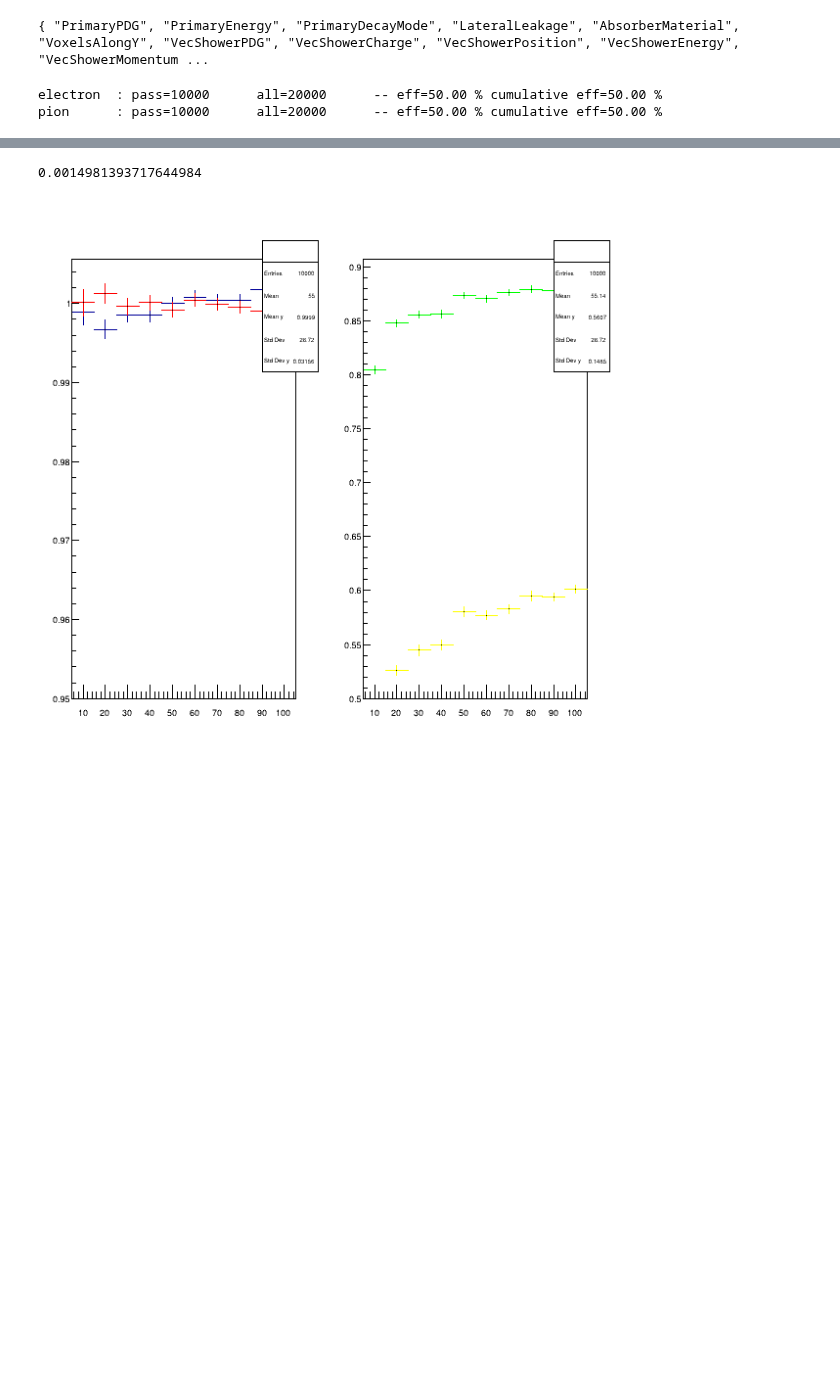
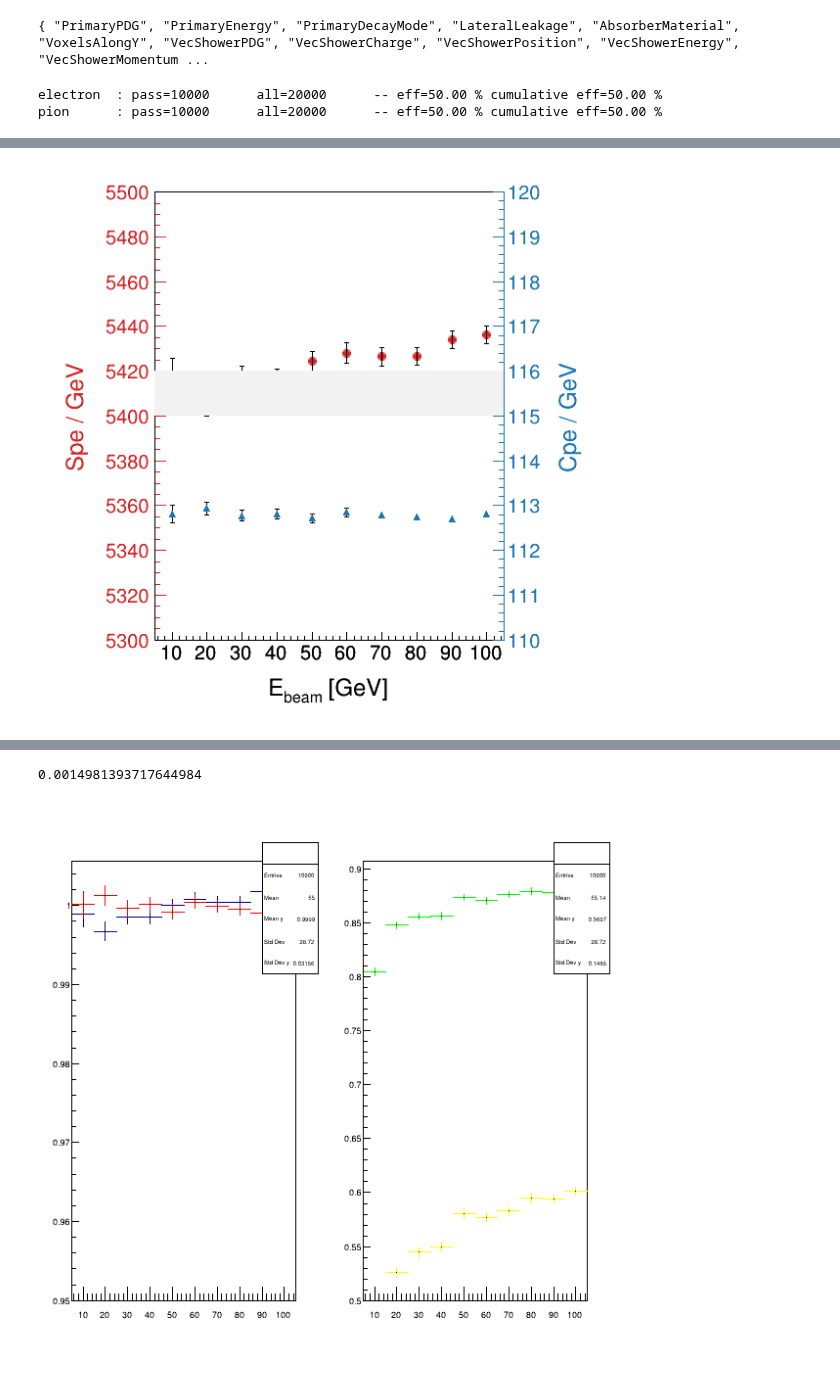
Before and after one commit to mollyhjorthjensen/DREAM, a Jupyter notebook: Analysis/validation2.ipynb, the cells around one changed output, grey strips where cells are left out. Saved outputs shown, nothing was run; the diff lists cells and outputs as text; code cells hidden in the pictures; blank space fills up the shorter version.

```diff
--- a/Analysis/validation2.ipynb
+++ b/Analysis/validation2.ipynb
@@ -96,3 +90,100 @@ print(data)
+# %%
+c1 = ROOT.TCanvas("c1", "c1", 600, 600)
+marker = [ROOT.kFullDotLarge, ROOT.kFullTriangleUp]
+
+pad1 = ROOT.TPad("pad1","",0,0,1,1)
+pad2 = ROOT.TPad("pad2","",0,0,1,1)
+pad2.SetFillStyle(4000)
+pad2.SetFrameFillStyle(0)
+pad1.Draw()
+pad1.cd()
+
+ratio = 1.1
+ratio2 = 1.2*ratio
+linewidth = 1
+x2ndc = 0.80+0.05
+x1ndc = x2ndc-0.5
+y2ndc = 0.88+0.05
+linespacing = 0.05
+
+hoffset = [0.6, 0.3]
+
+mg = ROOT.TMultiGraph()
+gr = [None, None]
+s = 'e-'
+for i,c in enumerate(['Snorm_', 'Cnorm_']):
+    x = array('f', data[s][c]['Energy'])
+    n = len(x)
+    y = array('f', data[s][c]['X'])
+    ex = array('f', [0.]*n)
+    ey = array('f', data[s][c]['Xerr'])
+    gr[i] = ROOT.TGraphErrors(n, x, y, ex, ey)
+    gr[i].SetTitle("")
+    gr[i].SetLineColor(ROOT.kBlack)
+    gr[i].SetLineWidth(linewidth)
+
+    gr[i].SetMarkerStyle(marker[i])
+
+    if c == 'Snorm_':
+        gr[i].GetYaxis().SetRangeUser(5300, 5500)
+        pad1.cd()
+        gr[i].SetMarkerColor(palette['Scnt'].GetNumber())
+        gr[i].GetYaxis().SetAxisColor(palette['Scnt'].GetNumber())
+        gr[i].GetYaxis().SetLabelColor(palette['Scnt'].GetNumber())
+        gr[i].GetYaxis().SetTitleColor(palette['Scnt'].GetNumber())
+        gr[i].GetYaxis().SetTitle("Spe / GeV")
+        gr[i].GetYaxis().CenterTitle()
+        gr[i].Draw("PA")
+    if c == 'Cnorm_':
+        gr[i].GetYaxis().SetRangeUser(110, 120)
+        pad2.Draw()
+        pad2.cd()
+        gr[i].SetMarkerColor(palette['Ckov'].GetNumber())
+        gr[i].GetYaxis().SetAxisColor(palette['Ckov'].GetNumber())
+        gr[i].GetYaxis().SetLabelColor(palette['Ckov'].GetNumber())
+        gr[i].GetYaxis().SetTitleColor(palette['Ckov'].GetNumber())
+        gr[i].GetYaxis().SetTitle("Cpe / GeV")
+        gr[i].GetYaxis().CenterTitle()
+        gr[i].Draw("PAY+")
+
+    ROOT.gPad.SetLeftMargin(0.2)
+    ROOT.gPad.SetBottomMargin(0.15)
+    ROOT.gPad.SetRightMargin(0.2)
+    ROOT.gPad.SetTopMargin(0.05)
+
+    gr[i].GetXaxis().SetTitleSize(ratio2 * gr[i].GetXaxis().GetTitleSize())
+    gr[i].GetYaxis().SetTitleSize(ratio2 * gr[i].GetYaxis().GetTitleSize())
+
+    labelsize = ratio * gr[i].GetXaxis().GetLabelSize()
+    gr[i].GetXaxis().SetLabelSize(labelsize)
+    gr[i].GetYaxis().SetLabelSize(labelsize)
+
+    labeloffset = ratio * gr[i].GetXaxis().GetLabelOffset()
+    gr[i].GetXaxis().SetLabelOffset(labeloffset)
+    gr[i].GetYaxis().SetLabelOffset(labeloffset)
+
+    gr[i].GetXaxis().SetLimits(5., 105.)
+
+    gr[i].GetXaxis().SetTitleOffset(ratio2 * gr[i].GetXaxis().GetTitleOffset()-0.1)
+    gr[i].GetYaxis().SetTitleOffset(gr[i].GetXaxis().GetTitleOffset() + hoffset[i])
+
+    gr[i].GetXaxis().SetTickLength(0.7 * ratio * gr[i].GetXaxis().GetTickLength())
+    gr[i].GetYaxis().SetTickLength(0.7 * ratio * gr[i].GetYaxis().GetTickLength())
+
+gr[0].GetXaxis().SetTitle("E_{beam} [GeV]")
+gr[0].GetXaxis().CenterTitle()
+
+pad1.cd()
+box = ROOT.TBox(5., 5400., 105., 5420.)
+# box.SetLineColor(ROOT.kRed)
+# box.SetFillStyle(0)
+Box.SetFillColorAlpha(ROOT.kRed, 0.5)
+Box.SetLineColor(ROOT.kRed)
+box.Draw()
+
+c1.Draw()
+# %% [output]
+[figure, added]
 # %%
 c1 = ROOT.TCanvas("c1", "c1", 1200, 600)
 c1.Divide(2)
```
Also changed, not shown: parts of 6 cells of this notebook, 1 other file.
